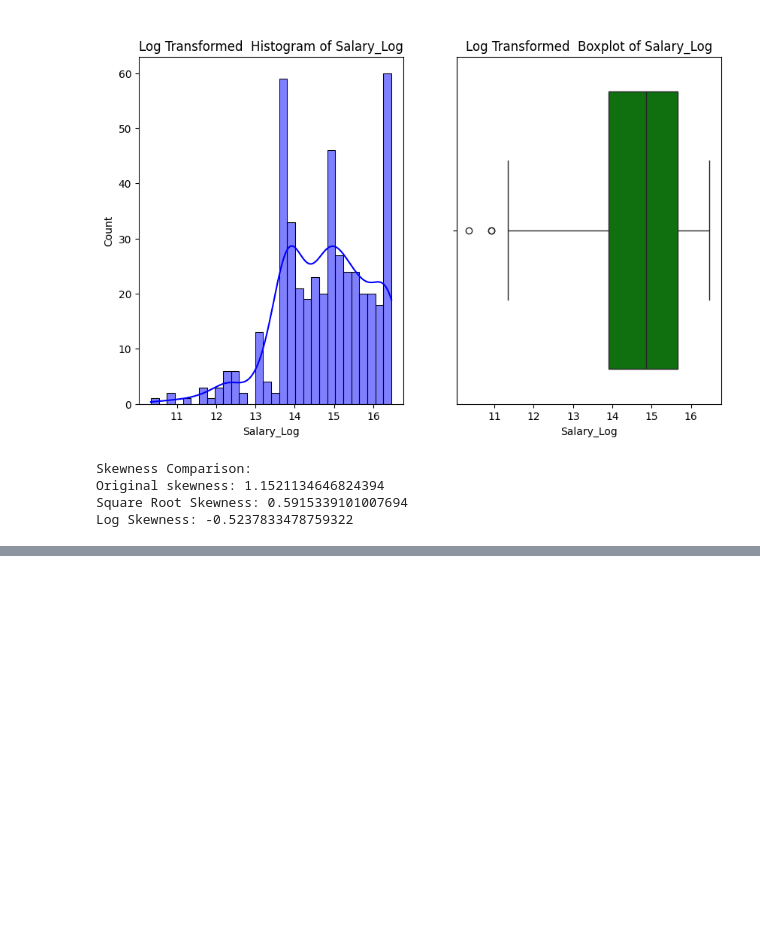
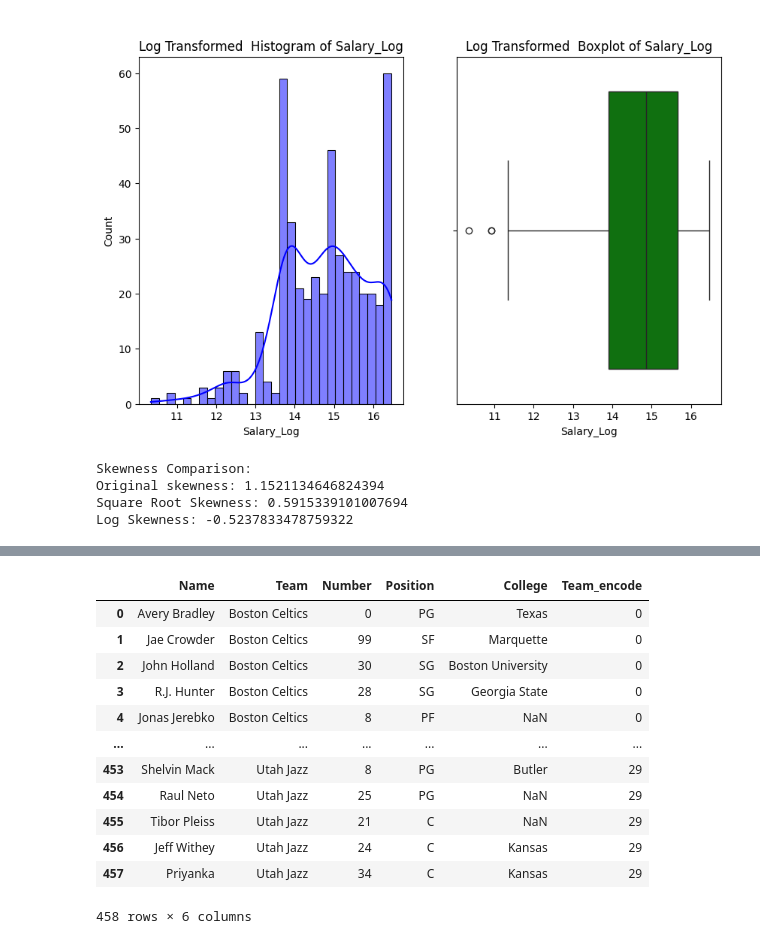
Before and after one commit to muhammed-sajid/Machine-Learning, a Jupyter notebook: SkewnessSample.ipynb, the cells around one changed output, grey strips where cells are left out. Drawn from its saved outputs; the diff is of its cells as text; code cells hidden in the pictures; blank space fills up the shorter version.

```diff
--- a/SkewnessSample.ipynb
+++ b/SkewnessSample.ipynb
@@ -174,0 +221,10 @@ Log Skewness: -0.5237833478759322
+# %%
+#import label encode
+from sklearn import preprocessing
+
+#label_encoder object knows
+#how to understand word labels
+label_encoder = preprocessing.LabelEncoder()
+#Encode label in columns
+df['Team_encode'] = label_encoder.fit_transform(df['Team'])
+df['Team'].unique()
@@ -174,0 +243,16 @@ Log Skewness: -0.5237833478759322
+# %%
+df
+# %% [output]
+|  | Name | Team | Number | Position | College | Team_encode |
+| 0 | Avery Bradley | Boston Celtics | 0 | PG | Texas | 0 |
+| 1 | Jae Crowder | Boston Celtics | 99 | SF | Marquette | 0 |
+| 2 | John Holland | Boston Celtics | 30 | SG | Boston University | 0 |
+| 3 | R.J. Hunter | Boston Celtics | 28 | SG | Georgia State | 0 |
+| 4 | Jonas Jerebko | Boston Celtics | 8 | PF | NaN | 0 |
+| ... | ... | ... | ... | ... | ... | ... |
+| 453 | Shelvin Mack | Utah Jazz | 8 | PG | Butler | 29 |
+| 454 | Raul Neto | Utah Jazz | 25 | PG | NaN | 29 |
+| 455 | Tibor Pleiss | Utah Jazz | 21 | C | NaN | 29 |
+| 456 | Jeff Withey | Utah Jazz | 24 | C | Kansas | 29 |
+| 457 | Priyanka | Utah Jazz | 34 | C | Kansas | 29 |
+458 rows × 6 columns
```
Also changed, not shown: parts of 6 cells of this notebook.
